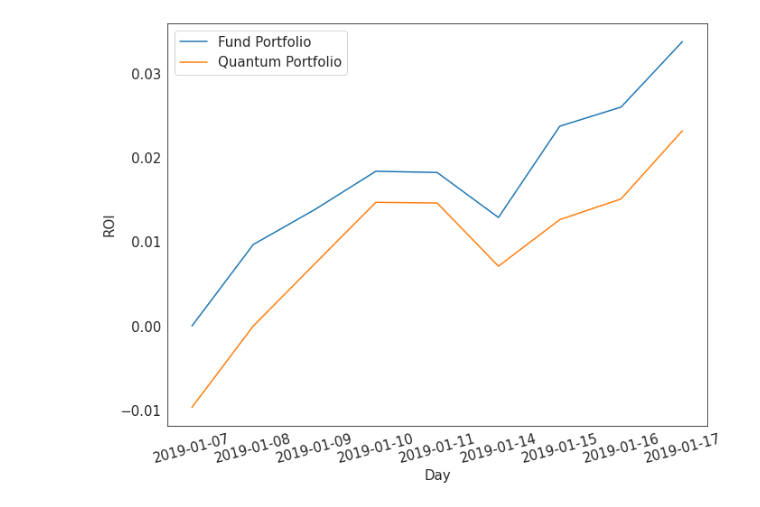
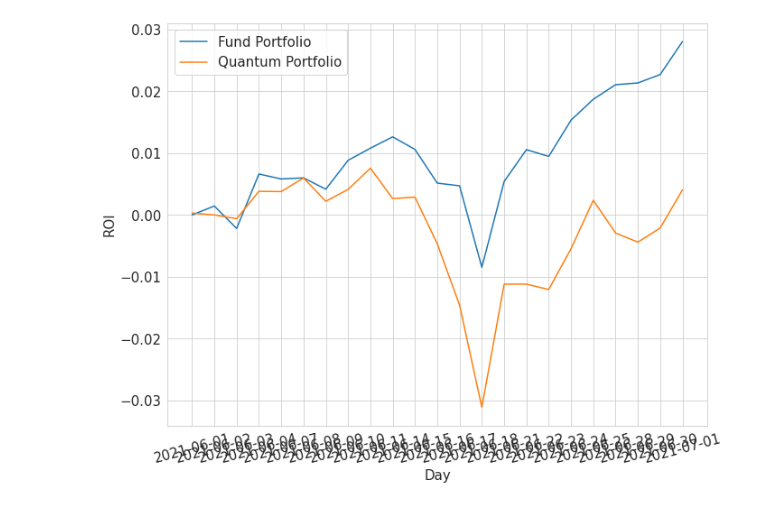
Before and after one commit to bvcmartins/dwaveDev, a Jupyter notebook: dwave_analysis.ipynb, the cells around one changed output. Saved outputs shown, nothing was run; the diff lists cells and outputs as text; code cells hidden in the pictures.

```diff
--- a/dwave_analysis.ipynb
+++ b/dwave_analysis.ipynb
@@ -22,6 +41,6 @@ def gen_baseline(path):
     update_values = pd.read_pickle(path+'df_baseline.pkl')
     return update_values
 # %%
-path = 'Run70/'
-df70 = gen_daily_results(base_path+path)
-df70_baseline = gen_baseline(base_path+path)
+path = 'Run85/'
+df85 = gen_daily_results(base_path+path)
+df85_baseline = gen_baseline(base_path+path)
@@ -42,13 +47,13 @@ df70_baseline = gen_baseline(base_path+path)
 # %%
 sns.set_style('whitegrid')
 fig = plt.figure(figsize=(10.708,8.2))
 plt.rc('font', size=15)
-sns.lineplot(x='Date', y='^GSPC', data=df70_baseline, label='Fund Portfolio')
-sns.lineplot(x='Date', y='Value2', data=df70, label='Quantum Portfolio')
+sns.lineplot(x='Date', y='^GSPC', data=df85_baseline, label='Fund Portfolio')
+sns.lineplot(x='Date', y='Value2', data=df85, label='Quantum Portfolio')
 plt.xticks(rotation=15)
 plt.xlabel('Day')
 plt.ylabel('ROI')
 plt.legend()
 plt.show()
 # %% [output]
-[figure, old version]
+[figure, new version]
```
Also changed, not shown: parts of 11 cells of this notebook.
